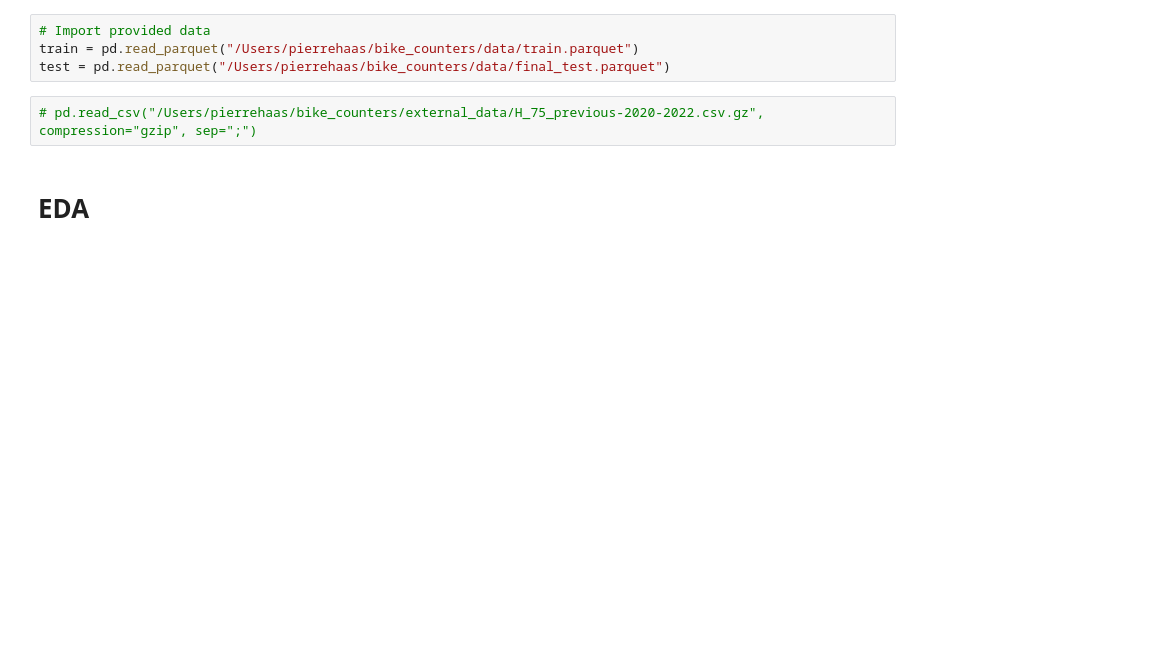
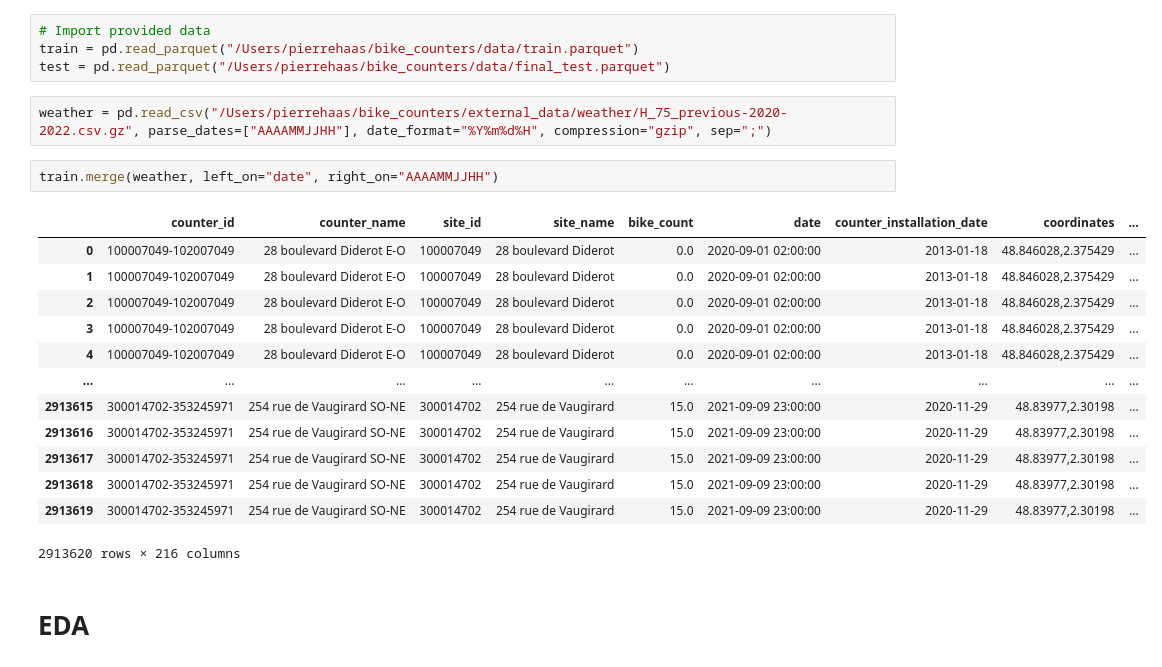
Before and after one commit to p-haas/bike_counters, a Jupyter notebook: WIP/eda_notebook.ipynb, the cells around one changed output. Cells and saved outputs as stored; diff of their text form; blank space fills up the shorter version.

```diff
--- a/WIP/eda_notebook.ipynb
+++ b/WIP/eda_notebook.ipynb
@@ -49,7 +49,23 @@ from ydata_profiling import ProfileReport
 train = pd.read_parquet("/Users/pierrehaas/bike_counters/data/train.parquet")
 test = pd.read_parquet("/Users/pierrehaas/bike_counters/data/final_test.parquet")
 # %%
-# pd.read_csv("/Users/pierrehaas/bike_counters/external_data/H_75_previous-2020-2022.csv.gz", compression="gzip", sep=";")
+weather = pd.read_csv("/Users/pierrehaas/bike_counters/external_data/weather/H_75_previous-2020-2022.csv.gz", parse_dates=["AAAAMMJJHH"], date_format="%Y%m%d%H", compression="gzip", sep=";")
+# %%
+train.merge(weather, left_on="date", right_on="AAAAMMJJHH")
+# %% [output]
+|  | counter_id | counter_name | site_id | site_name | bike_count | date | counter_installation_date | coordinates | ... |
+| 0 | 100007049-102007049 | 28 boulevard Diderot E-O | 100007049 | 28 boulevard Diderot | 0.0 | 2020-09-01 02:00:00 | 2013-01-18 | 48.846028,2.375429 | ... |
+| 1 | 100007049-102007049 | 28 boulevard Diderot E-O | 100007049 | 28 boulevard Diderot | 0.0 | 2020-09-01 02:00:00 | 2013-01-18 | 48.846028,2.375429 | ... |
+| 2 | 100007049-102007049 | 28 boulevard Diderot E-O | 100007049 | 28 boulevard Diderot | 0.0 | 2020-09-01 02:00:00 | 2013-01-18 | 48.846028,2.375429 | ... |
+| 3 | 100007049-102007049 | 28 boulevard Diderot E-O | 100007049 | 28 boulevard Diderot | 0.0 | 2020-09-01 02:00:00 | 2013-01-18 | 48.846028,2.375429 | ... |
+| 4 | 100007049-102007049 | 28 boulevard Diderot E-O | 100007049 | 28 boulevard Diderot | 0.0 | 2020-09-01 02:00:00 | 2013-01-18 | 48.846028,2.375429 | ... |
+| ... | ... | ... | ... | ... | ... | ... | ... | ... | ... |
+| 2913615 | 300014702-353245971 | 254 rue de Vaugirard SO-NE | 300014702 | 254 rue de Vaugirard | 15.0 | 2021-09-09 23:00:00 | 2020-11-29 | 48.83977,2.30198 | ... |
+| 2913616 | 300014702-353245971 | 254 rue de Vaugirard SO-NE | 300014702 | 254 rue de Vaugirard | 15.0 | 2021-09-09 23:00:00 | 2020-11-29 | 48.83977,2.30198 | ... |
+| 2913617 | 300014702-353245971 | 254 rue de Vaugirard SO-NE | 300014702 | 254 rue de Vaugirard | 15.0 | 2021-09-09 23:00:00 | 2020-11-29 | 48.83977,2.30198 | ... |
+| 2913618 | 300014702-353245971 | 254 rue de Vaugirard SO-NE | 300014702 | 254 rue de Vaugirard | 15.0 | 2021-09-09 23:00:00 | 2020-11-29 | 48.83977,2.30198 | ... |
+| 2913619 | 300014702-353245971 | 254 rue de Vaugirard SO-NE | 300014702 | 254 rue de Vaugirard | 15.0 | 2021-09-09 23:00:00 | 2020-11-29 | 48.83977,2.30198 | ... |
+2913620 rows × 216 columns
 # %% [markdown]
 # EDA
 # %% [markdown]
```
Also changed, not shown: parts of 2 cells of this notebook, 1 other file.
